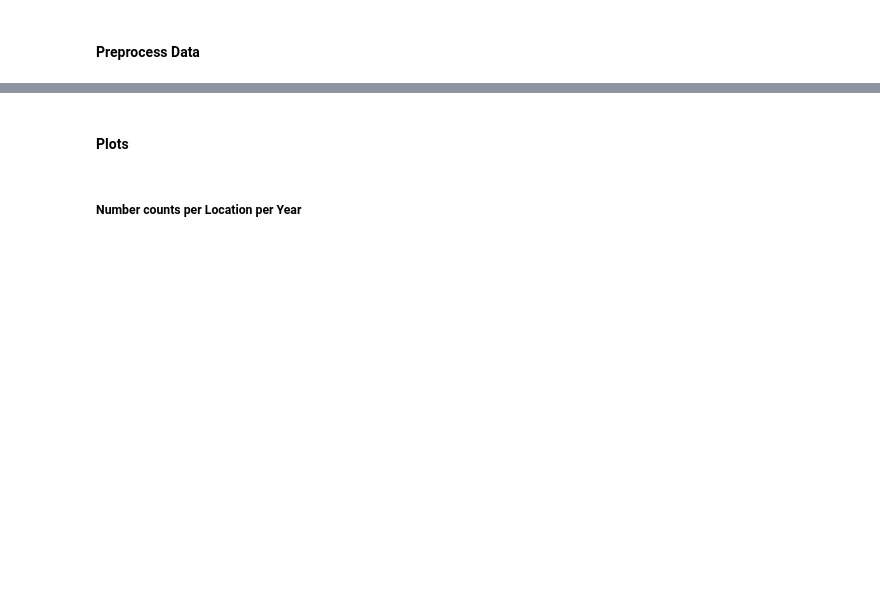
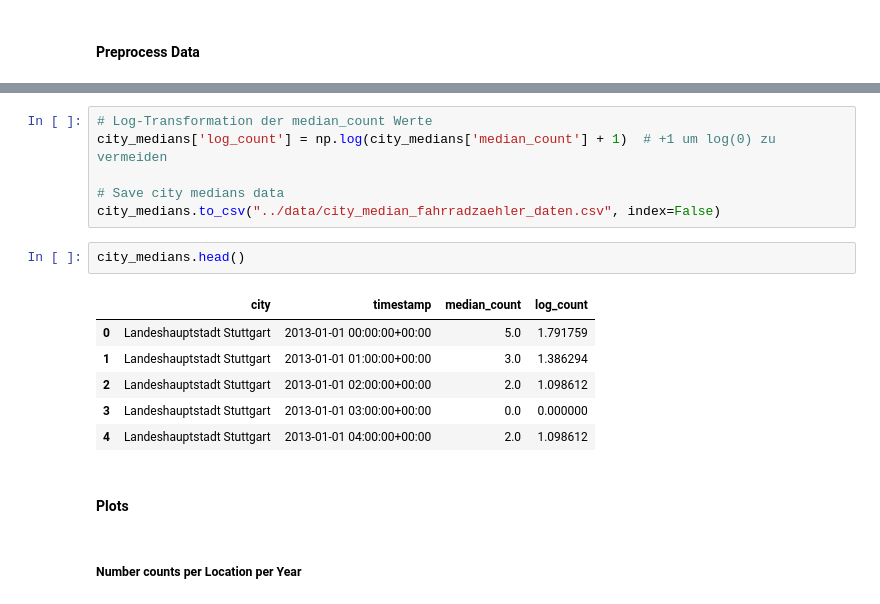
Before and after one commit to skessler01/data_literacy, a Jupyter notebook: notebooks/data_preprocessing.ipynb, the cells around one changed output, grey strips where cells are left out. Saved outputs shown, nothing was run; the diff lists cells and outputs as text; blank space fills up the shorter version.

```diff
--- a/notebooks/data_preprocessing.ipynb
+++ b/notebooks/data_preprocessing.ipynb
@@ -496,3 +354,18 @@ city_norm_with_coords.head()
+# %%
+# Log-Transformation der median_count Werte
+city_medians['log_count'] = np.log(city_medians['median_count'] + 1)  # +1 um log(0) zu vermeiden
+
+# Save city medians data
+city_medians.to_csv("../data/city_median_fahrradzaehler_daten.csv", index=False)
+# %%
+city_medians.head()
+# %% [output]
+|  | city | timestamp | median_count | log_count |
+| 0 | Landeshauptstadt Stuttgart | 2013-01-01 00:00:00+00:00 | 5.0 | 1.791759 |
+| 1 | Landeshauptstadt Stuttgart | 2013-01-01 01:00:00+00:00 | 3.0 | 1.386294 |
+| 2 | Landeshauptstadt Stuttgart | 2013-01-01 02:00:00+00:00 | 2.0 | 1.098612 |
+| 3 | Landeshauptstadt Stuttgart | 2013-01-01 03:00:00+00:00 | 0.0 | 0.000000 |
+| 4 | Landeshauptstadt Stuttgart | 2013-01-01 04:00:00+00:00 | 2.0 | 1.098612 |
 # %% [markdown]
 #### Plots
 # %% [markdown]
```
Also changed, not shown: parts of 24 cells of this notebook, 1 other file.
